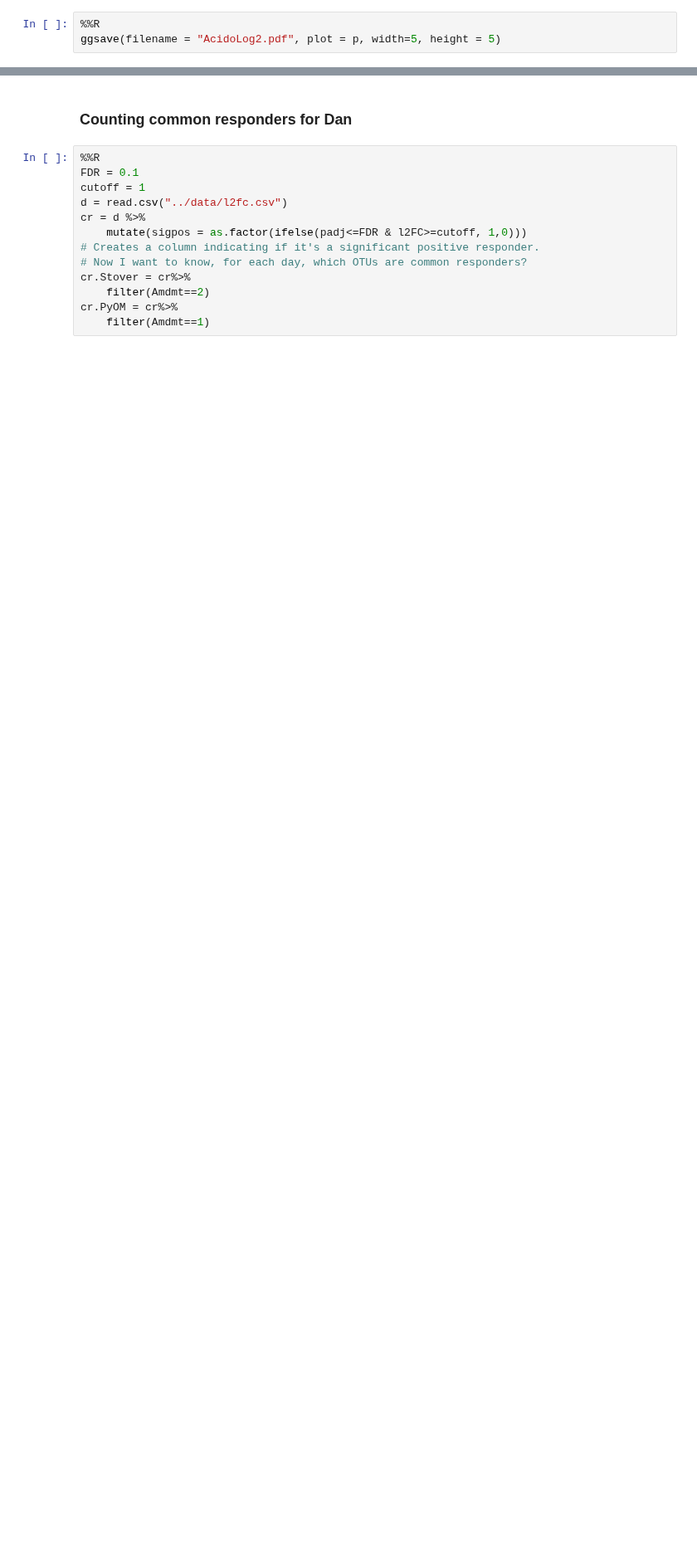
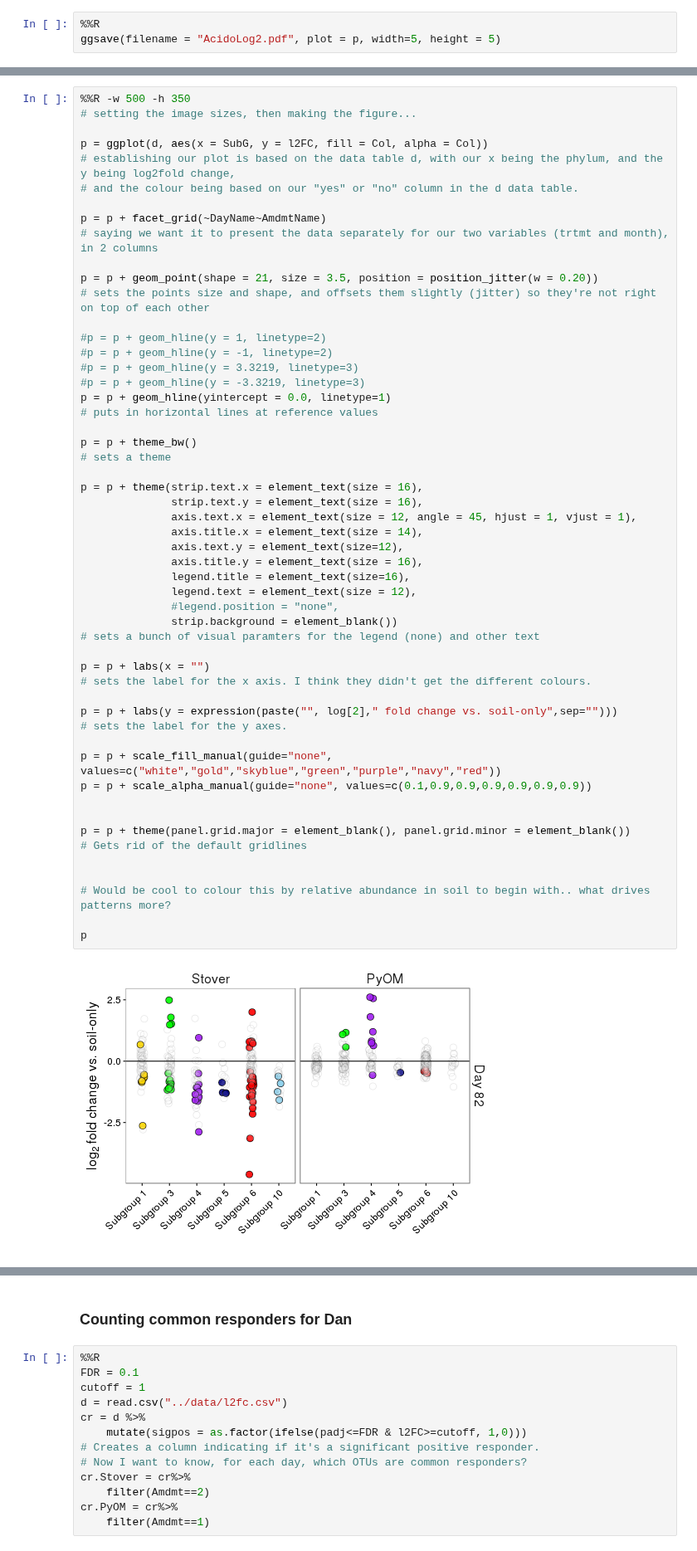
Before and after one commit to TheaWhitman/PyOM, a Jupyter notebook: manuscript_figures/Differential_Abundance_Table.ipynb, the cells around one changed output, grey strips where cells are left out. Shown at 83% size. Drawn from its saved outputs; the diff is of its cells as text; blank space fills up the shorter version.

Commit message:
Made extra acido response figure

```diff
--- a/manuscript_figures/Differential_Abundance_Table.ipynb
+++ b/manuscript_figures/Differential_Abundance_Table.ipynb
@@ -450,0 +525,55 @@ ggsave(filename = "AcidoLog2.pdf", plot = p, width=5, height = 5)
+# %%
+%%R -w 500 -h 350
+# setting the image sizes, then making the figure...
+
+p = ggplot(d, aes(x = SubG, y = l2FC, fill = Col, alpha = Col))
+# establishing our plot is based on the data table d, with our x being the phylum, and the y being log2fold change,
+# and the colour being based on our "yes" or "no" column in the d data table.
+
+p = p + facet_grid(~DayName~AmdmtName)
+# saying we want it to present the data separately for our two variables (trtmt and month), in 2 columns
+
+p = p + geom_point(shape = 21, size = 3.5, position = position_jitter(w = 0.20))
+# sets the points size and shape, and offsets them slightly (jitter) so they're not right on top of each other
+
+#p = p + geom_hline(y = 1, linetype=2)
+#p = p + geom_hline(y = -1, linetype=2)
+#p = p + geom_hline(y = 3.3219, linetype=3)
+#p = p + geom_hline(y = -3.3219, linetype=3)
+p = p + geom_hline(yintercept = 0.0, linetype=1)
+# puts in horizontal lines at reference values
+
+p = p + theme_bw()
+# sets a theme
+
+p = p + theme(strip.text.x = element_text(size = 16),
+              strip.text.y = element_text(size = 16),
+              axis.text.x = element_text(size = 12, angle = 45, hjust = 1, vjust = 1),
+              axis.title.x = element_text(size = 14),
+              axis.text.y = element_text(size=12),
+              axis.title.y = element_text(size = 16),
+              legend.title = element_text(size=16),
+              legend.text = element_text(size = 12),
+              #legend.position = "none",
+              strip.background = element_blank())
+# sets a bunch of visual paramters for the legend (none) and other text
+
+p = p + labs(x = "")
+# sets the label for the x axis. I think they didn't get the different colours.
+
+p = p + labs(y = expression(paste("", log[2]," fold change vs. soil-only",sep="")))
+# sets the label for the y axes.
+
+p = p + scale_fill_manual(guide="none", values=c("white","gold","skyblue","green","purple","navy","red"))
+p = p + scale_alpha_manual(guide="none", values=c(0.1,0.9,0.9,0.9,0.9,0.9,0.9))
+
+
+p = p + theme(panel.grid.major = element_blank(), panel.grid.minor = element_blank())
+# Gets rid of the default gridlines
+
+
+# Would be cool to colour this by relative abundance in soil to begin with.. what drives patterns more?
+
+p
+# %% [output]
+[figure, added]
```
Also changed, not shown: parts of 6 cells of this notebook, 1 other file.
